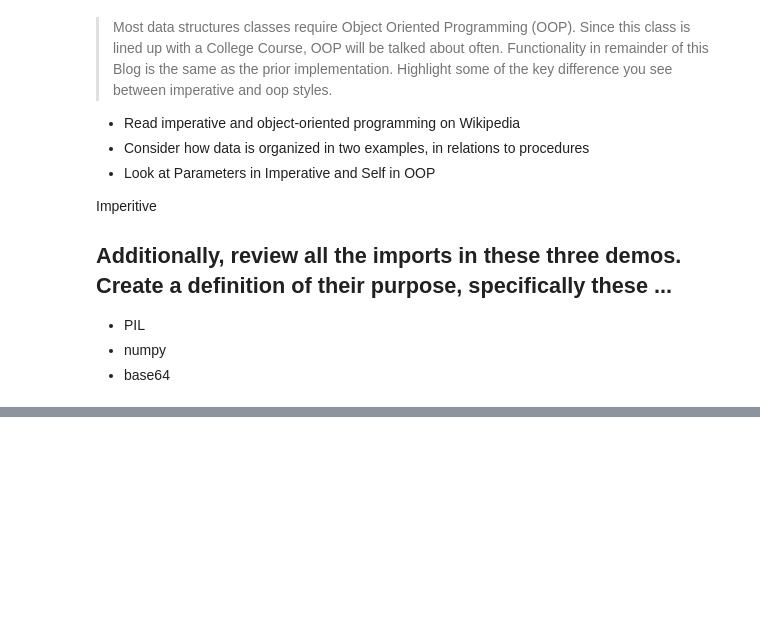
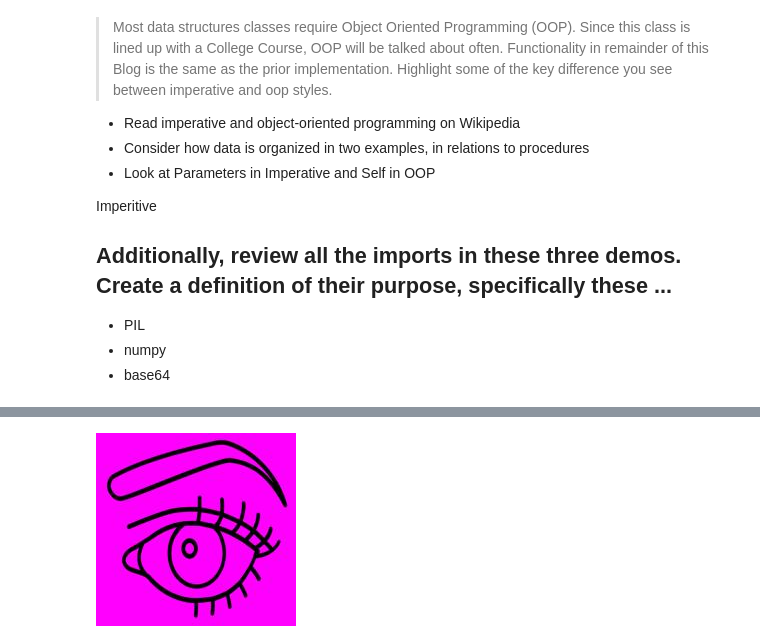
Before and after one commit to jiya-sav/jiya_repository, a Jupyter notebook: _notebooks/2023-03-07-AP-unit2-2.ipynb, the cells around one changed output, grey strips where cells are left out. Saved outputs shown, nothing was run; the diff lists cells and outputs as text; code cells hidden in the pictures; blank space fills up the shorter version.

```diff
--- a/_notebooks/2023-03-07-AP-unit2-2.ipynb
+++ b/_notebooks/2023-03-07-AP-unit2-2.ipynb
@@ -464,0 +581,29 @@ ModuleNotFoundError: No module named 'PIL'
+# %%
+import numpy as np
+from PIL import Image
+import io
+import IPython.display as display
+
+# Load the image
+img = Image.open('images/losslesseye.jpg')
+
+# Resize the image
+width, height = img.size
+new_width = 200
+new_height = height // 4
+resized_img = img.resize((new_width, new_height))
+
+# Create a purple scale version of the image by manipulating pixels directly
+purplescale_img = resized_img.copy()
+pixels = purplescale_img.load()
+for i in range(purplescale_img.size[0]):  # width
+    for j in range(purplescale_img.size[1]):  # height
+        r, g, b = pixels[i, j]
+        pixels[i, j] = (r, 0, b) # changed to purple scale
+
+# Display the blue scaled image
+img_bytes = io.BytesIO()
+purplescale_img.save(img_bytes, format='JPEG')
+display.display(display.Image(data=img_bytes.getvalue()))
+# %% [output]
+[figure, added]
```
Also changed, not shown: parts of 9 cells of this notebook, 12 other files.
